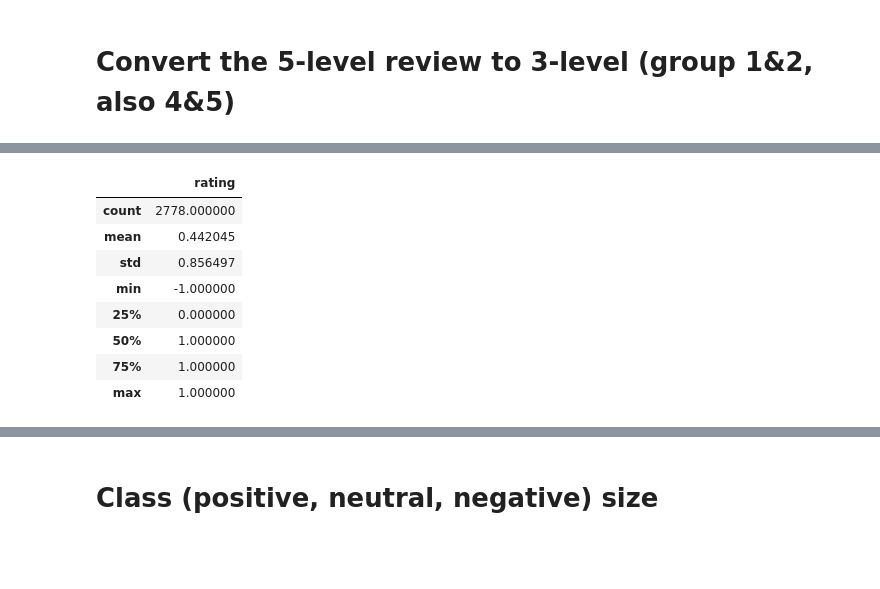
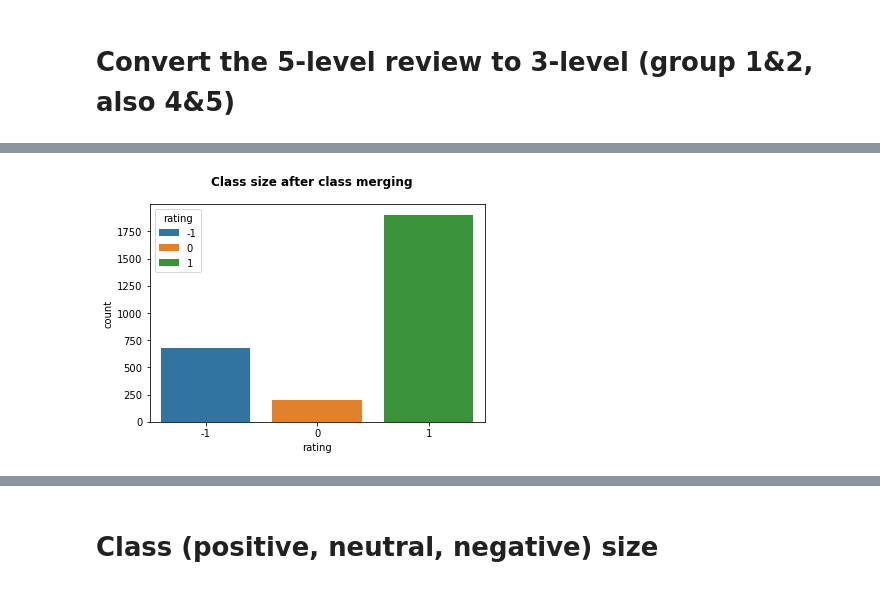
Before and after one commit to fardinafdideh/Text-analytics, a Jupyter notebook: sentiment-analysis-of-products-review-on-amazon.ipynb, the cells around one changed output, grey strips where cells are left out. Drawn from its saved outputs; the diff is of its cells as text; code cells hidden in the pictures; blank space fills up the shorter version.

```diff
--- a/sentiment-analysis-of-products-review-on-amazon.ipynb
+++ b/sentiment-analysis-of-products-review-on-amazon.ipynb
@@ -302,12 +336,7 @@ data4.head(10)
-# %%
-data4.describe()
-# %% [output]
-|  | rating |
-| count | 2778.000000 |
-| mean | 0.442045 |
-| std | 0.856497 |
-| min | -1.000000 |
-| 25% | 0.000000 |
-| 50% | 1.000000 |
-| 75% | 1.000000 |
-| max | 1.000000 |
+# %%
+dataCleaned[ratingColName] = dataCleaned[ratingOrigColName] # Retrieve the original ratings before merging them
+dataCleaned = dataCleaned.replace({ratingColName:[1,2]},-1).replace({ratingColName:[3]},0).replace({ratingColName:[4,5]},1)
+
+classSize_plotter(dataCleaned, ratingColName, 'Class size after class merging')
+# %% [output]
+[figure, added]
```
Also changed, not shown: parts of 38 cells of this notebook.
